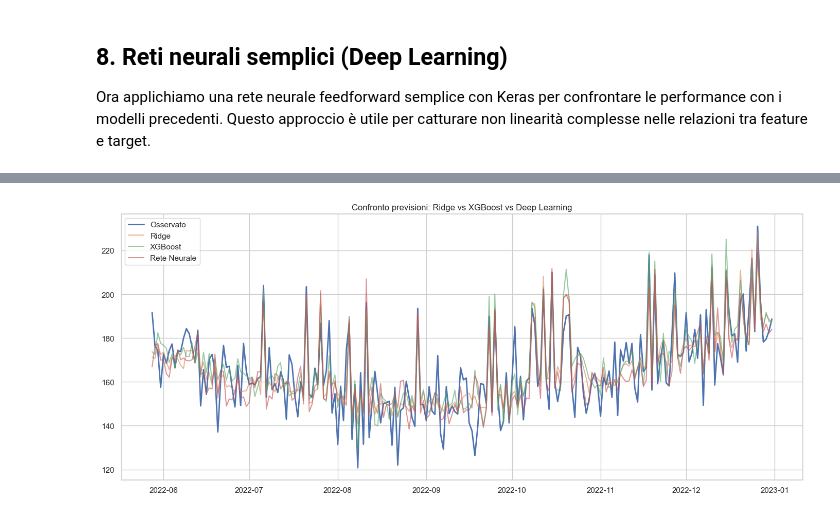
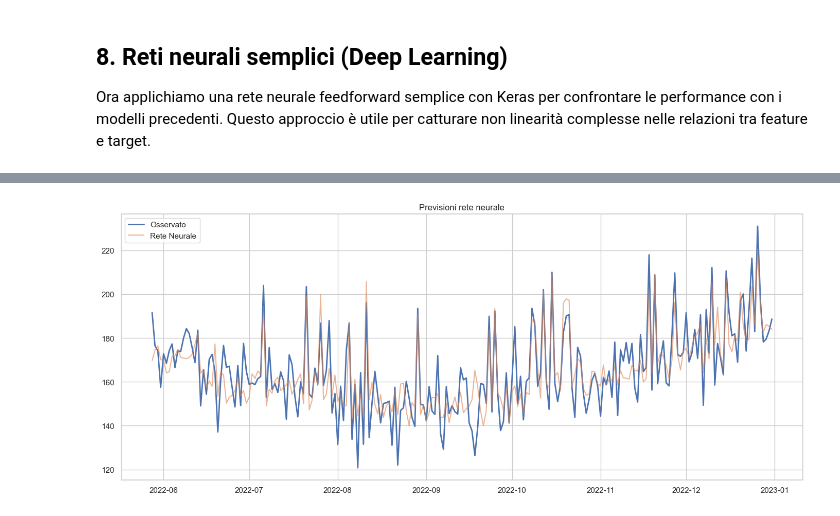
Before and after one commit to centrosoftware-dev-bi-ai/Corso-250609, a Jupyter notebook: 3. Supply chain/forecast.ipynb, the cells around one changed output, grey strips where cells are left out. Drawn from its saved outputs; the diff is of its cells as text; code cells hidden in the pictures.

```diff
--- a/3. Supply chain/forecast.ipynb
+++ b/3. Supply chain/forecast.ipynb
@@ -168,13 +167,10 @@ MAE Rete Neurale: 8.37
 # %%
-# Confronto grafico con i modelli precedenti
 plt.figure(figsize=(14, 6))
 plt.plot(y_test.index, y_test, label='Osservato', linewidth=2)
-plt.plot(y_test.index, y_pred_ridge, label='Ridge', alpha=0.6)
-plt.plot(y_test.index, y_pred_xgb, label='XGBoost', alpha=0.6)
 plt.plot(y_test.index, y_pred_dl, label='Rete Neurale', alpha=0.6)
-plt.title('Confronto previsioni: Ridge vs XGBoost vs Deep Learning')
+plt.title('Previsioni rete neurale')
 plt.legend()
 plt.tight_layout()
 plt.show()
 # %% [output]
-[figure, old version]
+[figure, new version]
```
Also changed, not shown: parts of 7 cells of this notebook, 4 other files.
